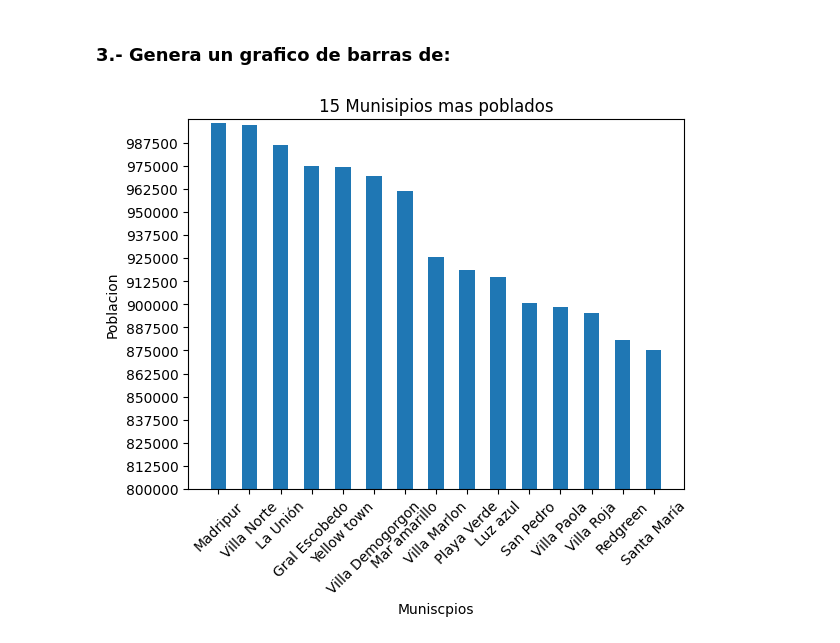
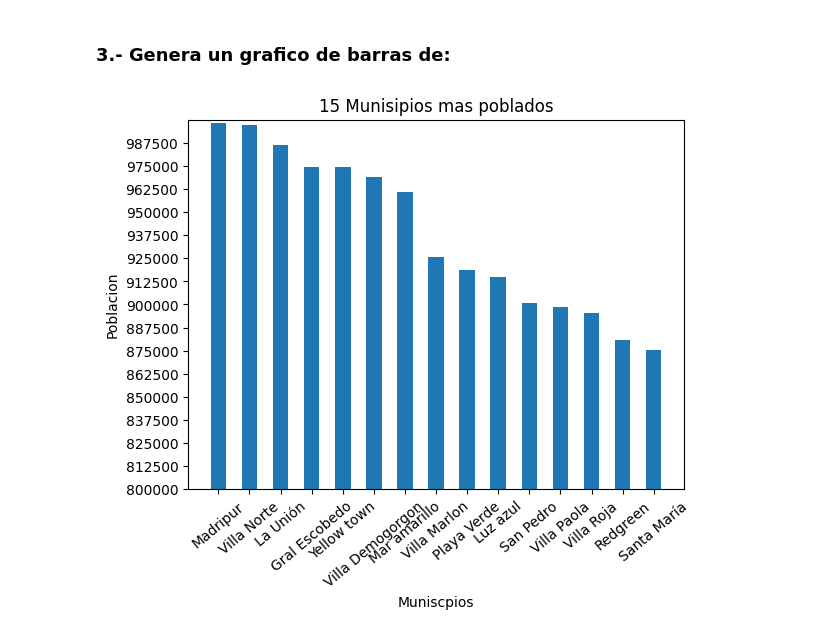
Before and after one commit to SalvadorAlmaguer0/EstadisticaAplicada, a Jupyter notebook: 1erParcial_SAO_2076430_EAG41_ago2023.ipynb, the cells around one changed output. Cells and saved outputs as stored; diff of their text form; code cells hidden in the pictures.

```diff
--- a/1erParcial_SAO_2076430_EAG41_ago2023.ipynb
+++ b/1erParcial_SAO_2076430_EAG41_ago2023.ipynb
@@ -218,9 +218,9 @@ Yaven        2771973
 # 2 - D) Calcula la mediana de la población de los municipios, y clasifícalos, aquellos por
 #       arriba de la mediana deben llamarse “muy poblados” y aquellos debajo de la mediana “poco poblados”
 
-media = poblacion['Población'].mean()
+mediana = poblacion['Población'].median()
 
-poblacion['Clasificación'] = np.where(poblacion['Población'] > media, 'muy poblados', 'poco poblados')
+poblacion['Clasificación'] = np.where(poblacion['Población'] > mediana, 'muy poblados', 'poco poblados')
 
 poblacion
 # %% [output]
@@ -291,21 +291,21 @@ Municipio mas poblado de cada Estado:
 # %%
 # 3 - A) Los 15 municipios más poblados de Asgard
 
 municipioMasPoblado15 = poblacion.sort_values('Población', ascending=0)[['Municipio', 'Población']].head(15)
 x = municipioMasPoblado15['Municipio']
 y = municipioMasPoblado15['Población']
 
 plt.bar(x,y, width = 0.5)
 plt.title('15 Munisipios mas poblados')
 plt.xlabel('Muniscpios')
-plt.xticks(rotation=45)
+plt.xticks(rotation=40)
 plt.ylabel('Poblacion')
 plt.yticks(list(range(700000, 1000000,12500)))
 plt.ylim(800000, 1000000)
 
 plt.show()
 # %% [output]
-[figure, old version]
+[figure, new version]
 # %%
 # 3 - B) Cuantas peliculas hay de cada género
 
```
Also changed, not shown: parts of 2 cells of this notebook.
